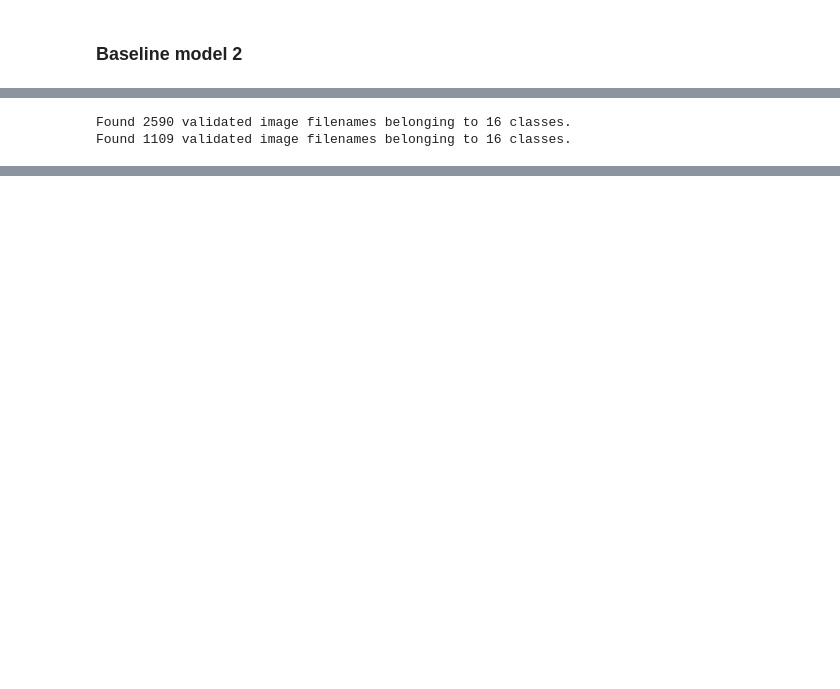
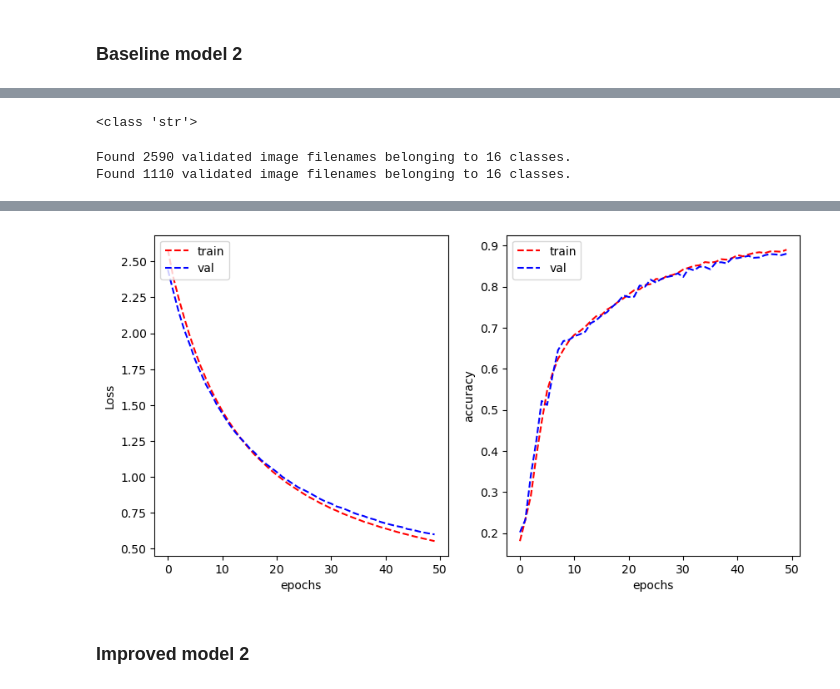
Before and after one commit to joergensiv/s4032472_s4028741_COSC2793Assignment2, a Jupyter notebook: Assignment_2_kjoerr.ipynb, the cells around one changed output, grey strips where cells are left out. Drawn from its saved outputs; the diff is of its cells as text; code cells hidden in the pictures; blank space fills up the shorter version.

Commit message:
Added testset, processed the test data, tested the models

```diff
--- a/Assignment_2_kjoerr.ipynb
+++ b/Assignment_2_kjoerr.ipynb
@@ -599,15 +600,20 @@ Model: "sequential_5"
 # %%
 #tf.keras.utils.plot_model(base_model_2, show_shapes=True)
 # %%
-base_model2.compile(optimizer='SGD', loss=tf.keras.losses.CategoricalCrossentropy(from_logits=True),
+base_model_2.compile(optimizer='SGD', loss=tf.keras.losses.CategoricalCrossentropy(from_logits=True),
                    metrics=['f1_score','categorical_accuracy'])
 # %%
 
 #Dataframe labels to string to fit data generation:
 train_2['Form'] = train_2['Form'].astype('str')
 val_2['Form'] = val_2['Form'].astype('str')
+
 train_2['Type'] = train_2['Type'].astype('str')
 val_2['Type'] = val_2['Type'].astype('str')
+
+print(type(train_2['Type'][0]))
+# %% [output]
+<class 'str'>
 # %%
 from tensorflow.keras.preprocessing.image import ImageDataGenerator
 
@@ -617,7 +623,7 @@ val_datagen = ImageDataGenerator(rescale=1./255, data_format='channels_last')
 batch_size = 32
 
 
-train_generator = train_datagen.flow_from_dataframe(
+train_generator_2 = train_datagen.flow_from_dataframe(
         dataframe=train_2,
         directory='./',
         x_col="Image",
@@ -626,7 +632,7 @@ train_generator = train_datagen.flow_from_dataframe(
         batch_size=batch_size,
         class_mode='categorical')
 
-validation_generator = val_datagen.flow_from_dataframe(
+validation_generator_2 = val_datagen.flow_from_dataframe(
         dataframe=val_2,
         directory='./',
         x_col="Image",
@@ -639,4 +645,14 @@ validation_generator = val_datagen.flow_from_dataframe(
 #print(vars(validation_generator))
 # %% [output]
 Found 2590 validated image filenames belonging to 16 classes.
-Found 1109 validated image filenames belonging to 16 classes.
+Found 1110 validated image filenames belonging to 16 classes.
+# %%
+base_model_2_history = base_model_2.fit(train_generator_2, validation_data=validation_generator_2, epochs=50, verbose=0)
+# %%
+base_model_2.evaluate(train_generator_2)
+base_model_2.evaluate(validation_generator_2)
+
+plot_learning_curve(base_model_2_history.history['loss'], base_model_2_history.history['val_loss'],
+                    base_model_2_history.history['categorical_accuracy'], base_model_2_history.history['val_categorical_accuracy'],
+                    metric_name='accuracy')
+# %% [output]
@@ -642,0 +661,3 @@ Found 1109 validated image filenames belonging to 16 classes.
+[figure, added]
+# %% [markdown]
+### Improved model 2
```
Also changed, not shown: parts of 22 cells of this notebook.
